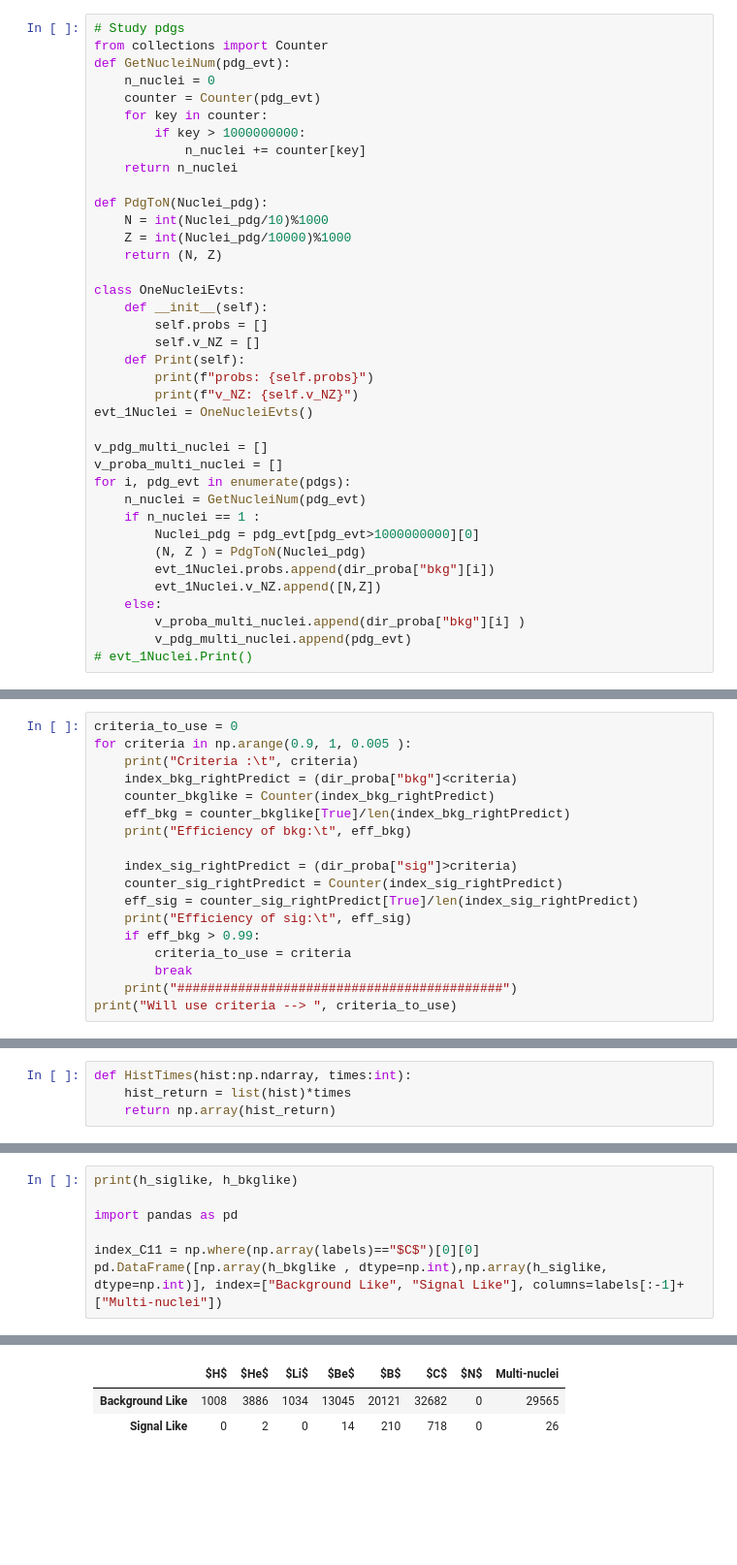
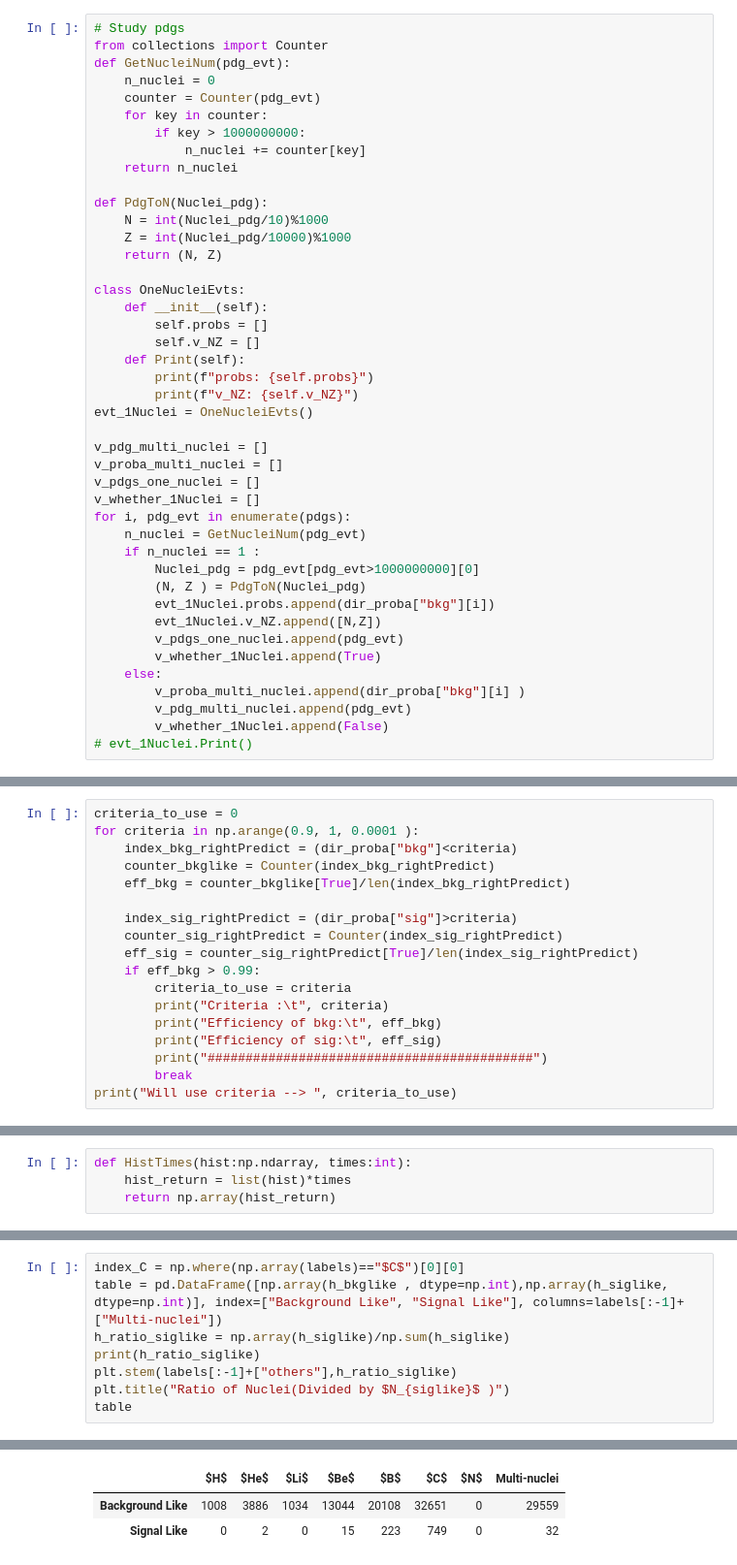
Before and after one commit to Zepeng/LS_ML, a Jupyter notebook: sk_psd/StudyC11Classify.ipynb, the cells around one changed output, grey strips where cells are left out. Shown at 97% size. Drawn from its saved outputs; the diff is of its cells as text; blank space fills up the shorter version.

```diff
--- a/sk_psd/StudyC11Classify.ipynb
+++ b/sk_psd/StudyC11Classify.ipynb
@@ -61,6 +67,8 @@ evt_1Nuclei = OneNucleiEvts()
 
 v_pdg_multi_nuclei = []
 v_proba_multi_nuclei = []
+v_pdgs_one_nuclei = []
+v_whether_1Nuclei = []
 for i, pdg_evt in enumerate(pdgs):
     n_nuclei = GetNucleiNum(pdg_evt)
     if n_nuclei == 1 :
@@ -68,28 +76,31 @@ for i, pdg_evt in enumerate(pdgs):
         (N, Z ) = PdgToN(Nuclei_pdg)
         evt_1Nuclei.probs.append(dir_proba["bkg"][i])
         evt_1Nuclei.v_NZ.append([N,Z])
+        v_pdgs_one_nuclei.append(pdg_evt)
+        v_whether_1Nuclei.append(True)
     else:
         v_proba_multi_nuclei.append(dir_proba["bkg"][i] )
         v_pdg_multi_nuclei.append(pdg_evt)
+        v_whether_1Nuclei.append(False)
 # evt_1Nuclei.Print()
 # %% [markdown]
 ## Find The Right Criteria
 # %%
 criteria_to_use = 0
-for criteria in np.arange(0.9, 1, 0.005 ):
-    print("Criteria :\t", criteria)
+for criteria in np.arange(0.9, 1, 0.0001 ):
     index_bkg_rightPredict = (dir_proba["bkg"]<criteria)
     counter_bkglike = Counter(index_bkg_rightPredict)
     eff_bkg = counter_bkglike[True]/len(index_bkg_rightPredict)
-    print("Efficiency of bkg:\t", eff_bkg)
 
     index_sig_rightPredict = (dir_proba["sig"]>criteria)
     counter_sig_rightPredict = Counter(index_sig_rightPredict)
     eff_sig = counter_sig_rightPredict[True]/len(index_sig_rightPredict)
-    print("Efficiency of sig:\t", eff_sig)
     if eff_bkg > 0.99:
         criteria_to_use = criteria
+        print("Criteria :\t", criteria)
+        print("Efficiency of bkg:\t", eff_bkg)
+        print("Efficiency of sig:\t", eff_sig)
+        print("###########################################")
         break
-    print("###########################################")
 print("Will use criteria --> ", criteria_to_use)
 # %% [output]
@@ -182,8 +264,9 @@ bkg like : 29565
 # %%
-print(h_siglike, h_bkglike)
-
-import pandas as pd
-
-index_C11 = np.where(np.array(labels)=="$C$")[0][0]
-pd.DataFrame([np.array(h_bkglike , dtype=np.int),np.array(h_siglike, dtype=np.int)], index=["Background Like", "Signal Like"], columns=labels[:-1]+["Multi-nuclei"])
+index_C = np.where(np.array(labels)=="$C$")[0][0]
+table = pd.DataFrame([np.array(h_bkglike , dtype=np.int),np.array(h_siglike, dtype=np.int)], index=["Background Like", "Signal Like"], columns=labels[:-1]+["Multi-nuclei"])
+h_ratio_siglike = np.array(h_siglike)/np.sum(h_siglike)
+print(h_ratio_siglike)
+plt.stem(labels[:-1]+["others"],h_ratio_siglike)
+plt.title("Ratio of Nuclei(Divided by $N_{siglike}$ )")
+table
 # %% [output]
@@ -191,3 +275,3 @@ pd.DataFrame([np.array(h_bkglike , dtype=np.int),np.array(h_siglike, dtype=np.in
 |  | $H$ | $He$ | $Li$ | $Be$ | $B$ | $C$ | $N$ | Multi-nuclei |
-| Background Like | 1008 | 3886 | 1034 | 13045 | 20121 | 32682 | 0 | 29565 |
-| Signal Like | 0 | 2 | 0 | 14 | 210 | 718 | 0 | 26 |
+| Background Like | 1008 | 3886 | 1034 | 13044 | 20108 | 32651 | 0 | 29559 |
+| Signal Like | 0 | 2 | 0 | 15 | 223 | 749 | 0 | 32 |
```
Also changed, not shown: parts of 23 cells of this notebook, 11 other files.
